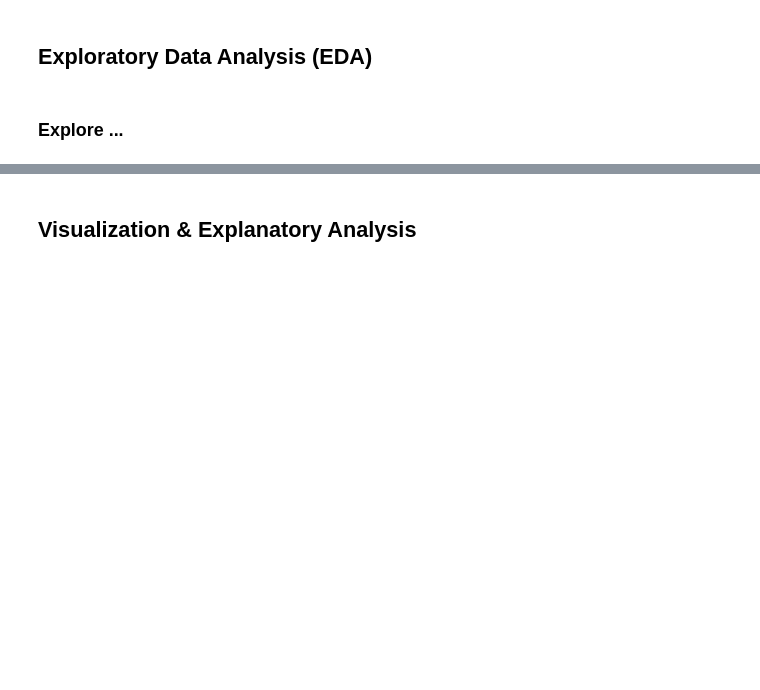
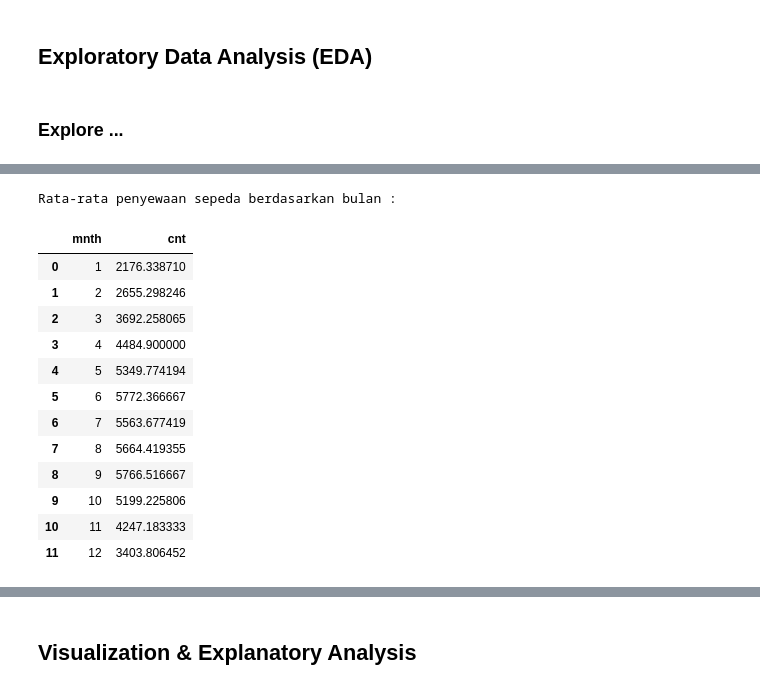
Before and after one commit to mutazs21/Analisis-Data-Bike-Sharing, a Jupyter notebook: Proyek_Analisis_Data.ipynb, the cells around one changed output, grey strips where cells are left out. Drawn from its saved outputs; the diff is of its cells as text; code cells hidden in the pictures; blank space fills up the shorter version.

```diff
--- a/Proyek_Analisis_Data.ipynb
+++ b/Proyek_Analisis_Data.ipynb
@@ -250,0 +238,20 @@ plt.show()
+# %%
+# Analisis berdasarkan bulan
+monthly_rentals = day_data.groupby('mnth')['cnt'].mean().reset_index()
+print("Rata-rata penyewaan sepeda berdasarkan bulan :")
+monthly_rentals
+# %% [output]
+Rata-rata penyewaan sepeda berdasarkan bulan :
+|  | mnth | cnt |
+| 0 | 1 | 2176.338710 |
+| 1 | 2 | 2655.298246 |
+| 2 | 3 | 3692.258065 |
+| 3 | 4 | 4484.900000 |
+| 4 | 5 | 5349.774194 |
+| 5 | 6 | 5772.366667 |
+| 6 | 7 | 5563.677419 |
+| 7 | 8 | 5664.419355 |
+| 8 | 9 | 5766.516667 |
+| 9 | 10 | 5199.225806 |
+| 10 | 11 | 4247.183333 |
+| 11 | 12 | 3403.806452 |
```
Also changed, not shown: parts of 25 cells of this notebook, 1 other file.
